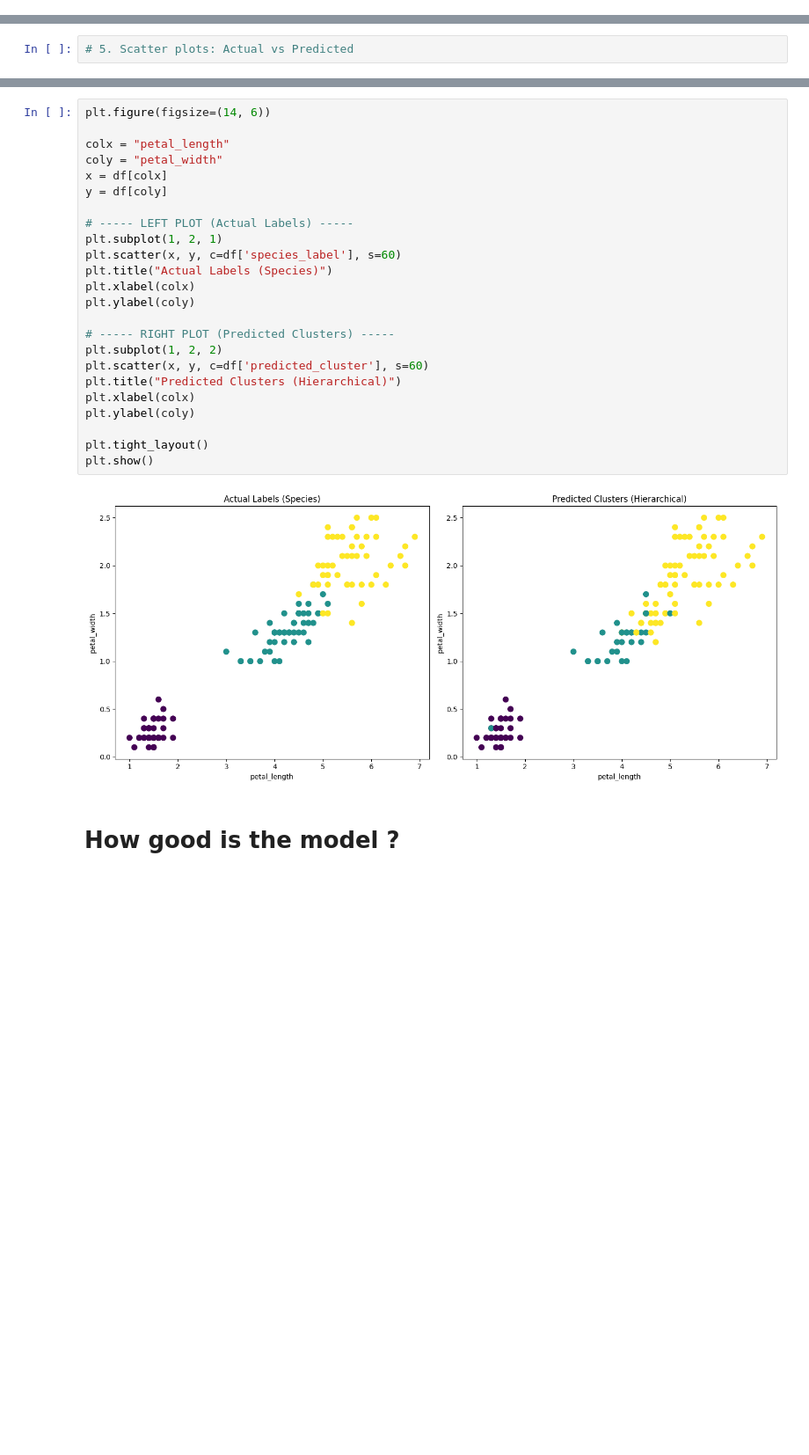
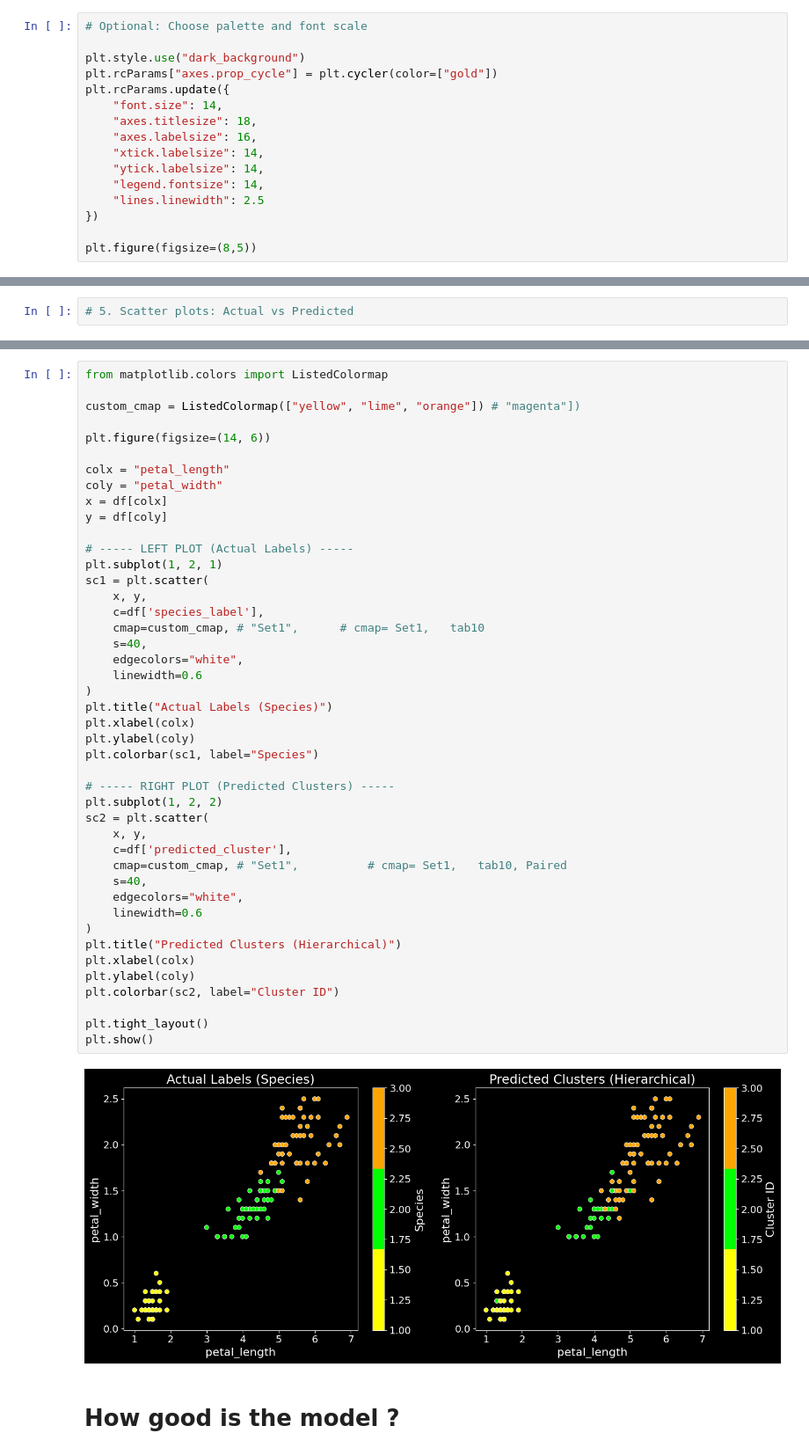
Before and after one commit to ash322ash422/tut_ml, a Jupyter notebook: 2_tut_cluster-hierarchical/hierarchical_clusters_1_iris.ipynb, the cells around one changed output, grey strips where cells are left out. Shown at 88% size. Cells and saved outputs as stored; diff of their text form; blank space fills up the shorter version.

```diff
--- a/2_tut_cluster-hierarchical/hierarchical_clusters_1_iris.ipynb
+++ b/2_tut_cluster-hierarchical/hierarchical_clusters_1_iris.ipynb
@@ -76,3 +76,19 @@ print(X_scaled[:10])
  [-1.02184904  0.80065426 -1.2844067  -1.31297673]
  [-1.74885626 -0.35636057 -1.3412724  -1.31297673]
  [-1.14301691  0.10644536 -1.2844067  -1.4444497 ]]
+# %%
+# Optional: Choose palette and font scale
+
+plt.style.use("dark_background")
+plt.rcParams["axes.prop_cycle"] = plt.cycler(color=["gold"])
+plt.rcParams.update({
+    "font.size": 14,
+    "axes.titlesize": 18,
+    "axes.labelsize": 16,
+    "xtick.labelsize": 14,
+    "ytick.labelsize": 14,
+    "legend.fontsize": 14,
+    "lines.linewidth": 2.5
+})
+
+plt.figure(figsize=(8,5))
@@ -213,29 +251,49 @@ plt.show()
 # %%
+from matplotlib.colors import ListedColormap
+
+custom_cmap = ListedColormap(["yellow", "lime", "orange"]) # "magenta"])
+
 plt.figure(figsize=(14, 6))
 
 colx = "petal_length"
 coly = "petal_width"
 x = df[colx]
 y = df[coly]
 
 # ----- LEFT PLOT (Actual Labels) -----
 plt.subplot(1, 2, 1)
-plt.scatter(x, y, c=df['species_label'], s=60)
+sc1 = plt.scatter(
+    x, y,
+    c=df['species_label'],
+    cmap=custom_cmap, # "Set1",      # cmap= Set1,   tab10
+    s=40,
+    edgecolors="white",
+    linewidth=0.6
+)
 plt.title("Actual Labels (Species)")
 plt.xlabel(colx)
 plt.ylabel(coly)
+plt.colorbar(sc1, label="Species")
 
 # ----- RIGHT PLOT (Predicted Clusters) -----
 plt.subplot(1, 2, 2)
-plt.scatter(x, y, c=df['predicted_cluster'], s=60)
+sc2 = plt.scatter(
+    x, y,
+    c=df['predicted_cluster'],
+    cmap=custom_cmap, # "Set1",          # cmap= Set1,   tab10, Paired
+    s=40,
+    edgecolors="white",
+    linewidth=0.6
+)
 plt.title("Predicted Clusters (Hierarchical)")
 plt.xlabel(colx)
 plt.ylabel(coly)
+plt.colorbar(sc2, label="Cluster ID")
 
 plt.tight_layout()
 plt.show()
 # %% [output]
-[figure, old version]
+[figure, new version]
 # %% [markdown]
 # How good is the model ?
 # %%
```
Also changed, not shown: parts of 9 cells of this notebook, 6 other files.
